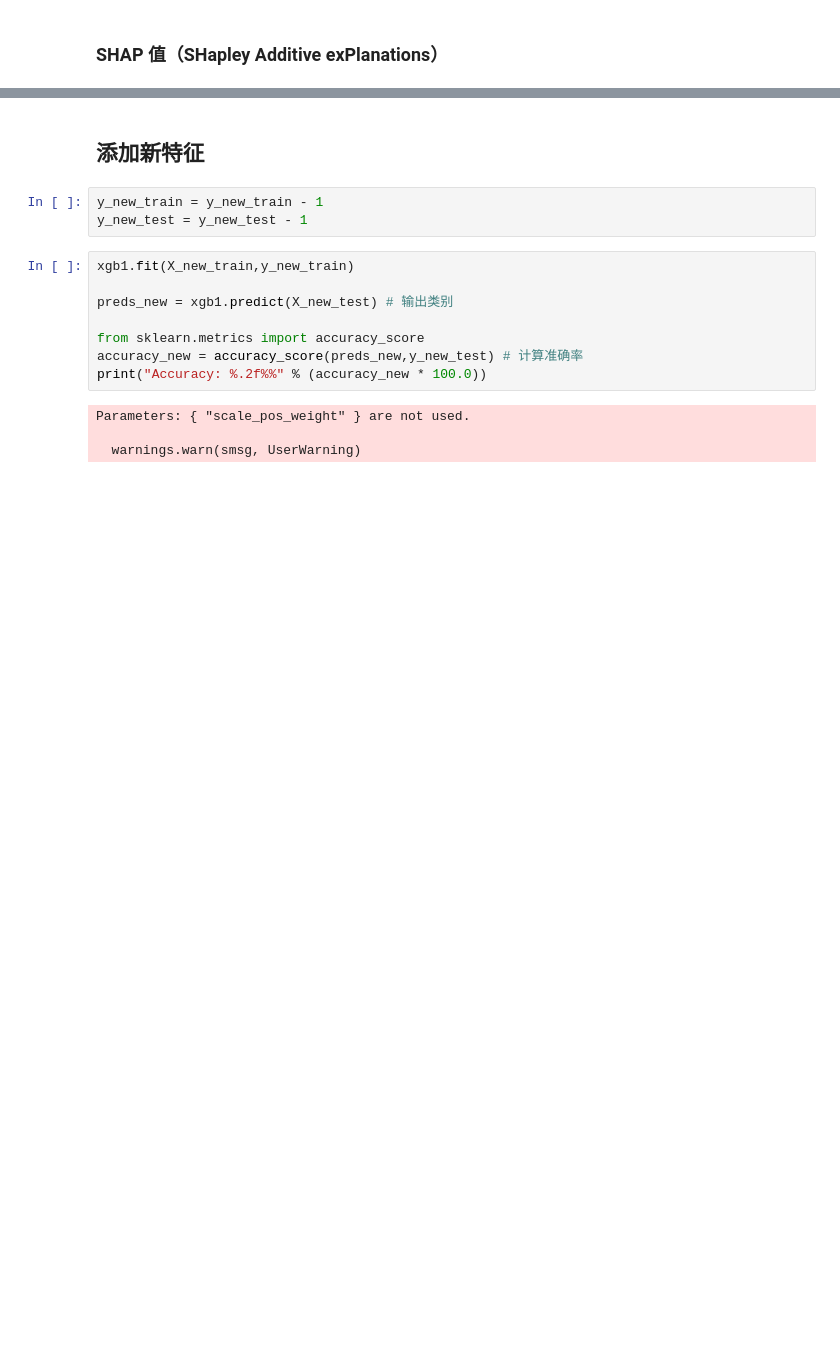
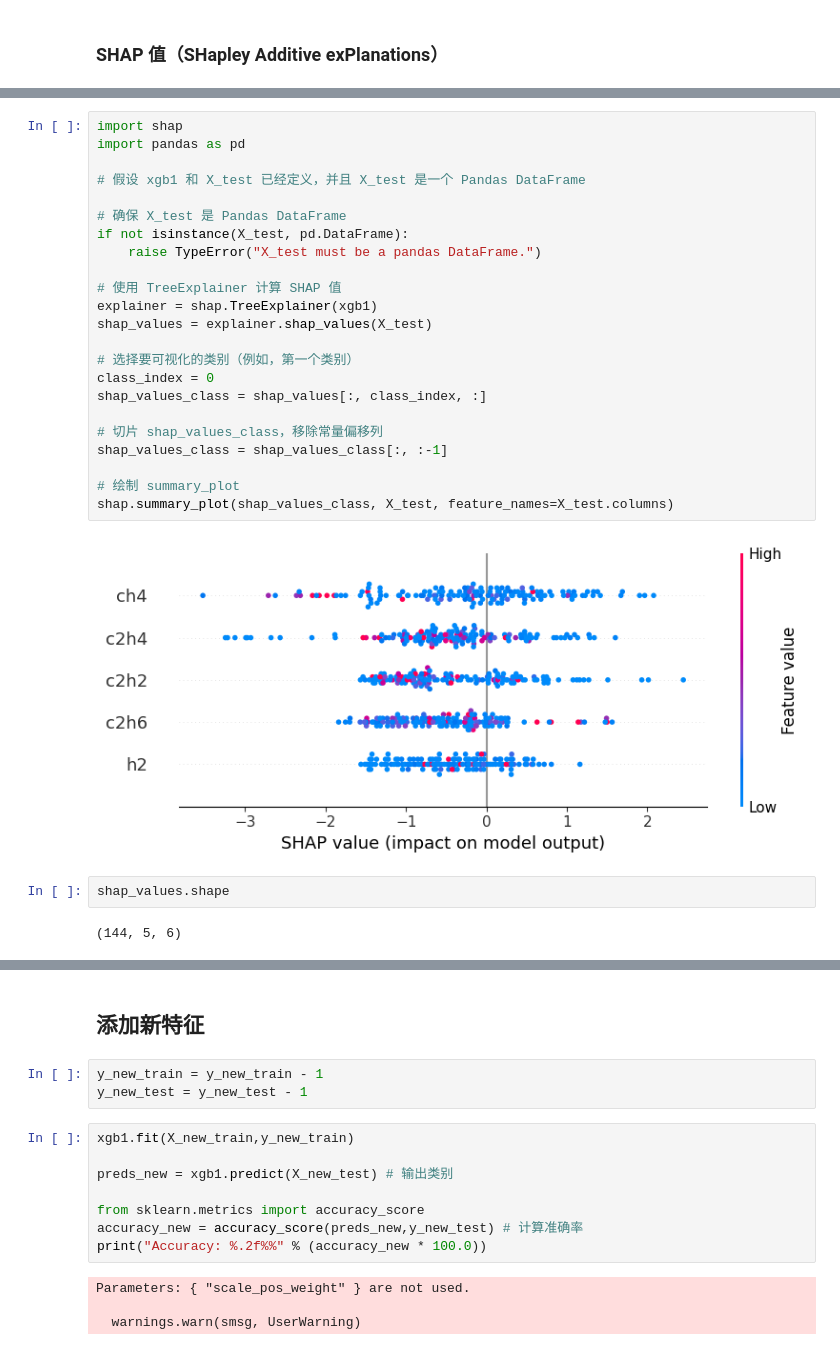
Before and after one commit to Sihan0229/DGA, a Jupyter notebook: Dissolved-Gas-Analysis/dga_mydata.ipynb, the cells around one changed output, grey strips where cells are left out. Drawn from its saved outputs; the diff is of its cells as text; blank space fills up the shorter version.

```diff
--- a/Dissolved-Gas-Analysis/dga_mydata.ipynb
+++ b/Dissolved-Gas-Analysis/dga_mydata.ipynb
@@ -525,0 +529,29 @@ ModuleNotFoundError: No module named 'cloudpickle'
+# %%
+import shap
+import pandas as pd
+
+# 假设 xgb1 和 X_test 已经定义，并且 X_test 是一个 Pandas DataFrame
+
+# 确保 X_test 是 Pandas DataFrame
+if not isinstance(X_test, pd.DataFrame):
+    raise TypeError("X_test must be a pandas DataFrame.")
+
+# 使用 TreeExplainer 计算 SHAP 值
+explainer = shap.TreeExplainer(xgb1)
+shap_values = explainer.shap_values(X_test)
+
+# 选择要可视化的类别（例如，第一个类别）
+class_index = 0
+shap_values_class = shap_values[:, class_index, :]
+
+# 切片 shap_values_class，移除常量偏移列
+shap_values_class = shap_values_class[:, :-1]
+
+# 绘制 summary_plot
+shap.summary_plot(shap_values_class, X_test, feature_names=X_test.columns)
+# %% [output]
+[figure, added]
+# %%
+shap_values.shape
+# %% [output]
+(144, 5, 6)
```
Also changed, not shown: parts of 30 cells of this notebook, 4 other files.
